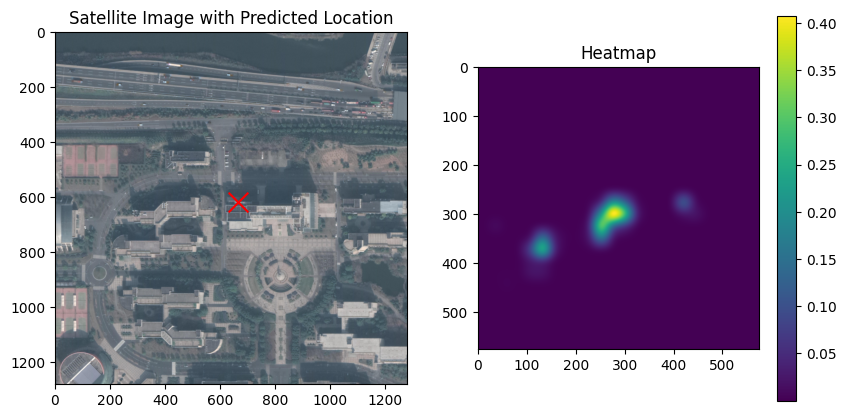
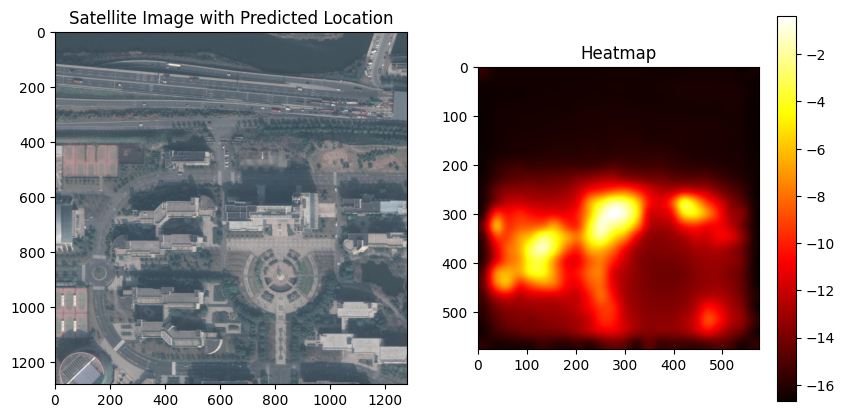
Code edit (unified diff) that turned the first committed figure into the second:
--- before
+++ after
@@ -2,9 +2,9 @@
 plt.subplot(1, 2, 1)
 plt.imshow(satellite_image)
-plt.scatter(x_original, y_original, color='red', s=200, marker='x')
+# plt.scatter(x_original, y_original, color='red', s=200, marker='x')
 plt.title('Satellite Image with Predicted Location')
 
 plt.subplot(1, 2, 2)
-plt.imshow(map)
+plt.imshow(map, cmap='hot', interpolation='nearest')
 plt.title('Heatmap')
 plt.colorbar()

Commit: trying difrent filter